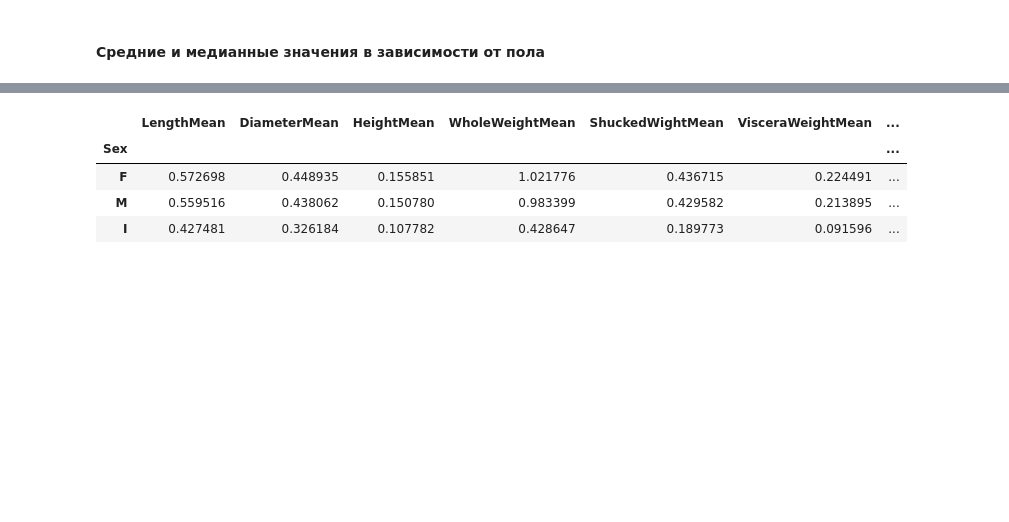
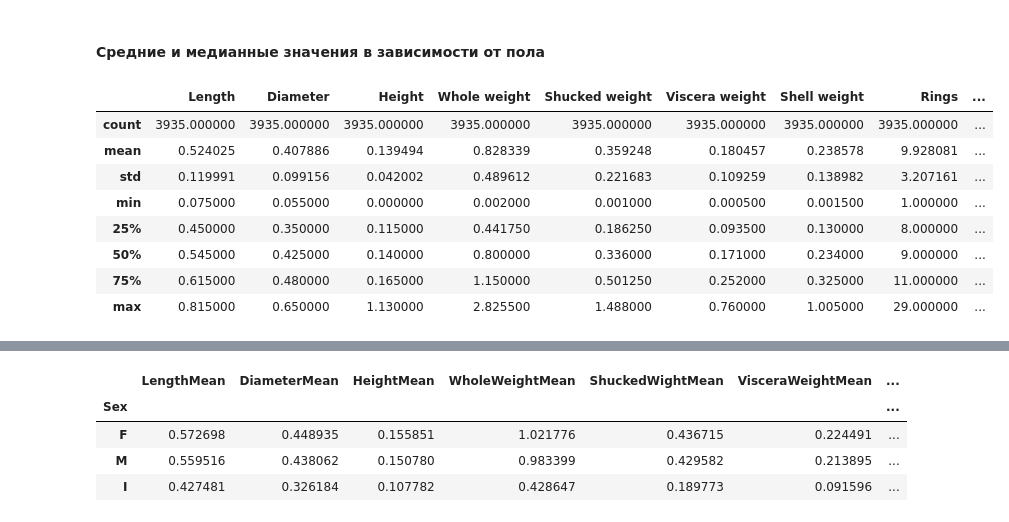
Before and after one commit to zinkin-s/eda_and_dev_tools, a Jupyter notebook: eda.ipynb, the cells around one changed output, grey strips where cells are left out. Saved outputs shown, nothing was run; the diff lists cells and outputs as text; code cells hidden in the pictures; blank space fills up the shorter version.

```diff
--- a/eda.ipynb
+++ b/eda.ipynb
@@ -215,3 +193,15 @@ plt.show()
 Распределение целевого параметра - унимодальное с утяжеленным хвостом справа
 # %% [markdown]
 #### Средние и медианные значения в зависимости от пола
+# %%
+df_clean.describe()
+# %% [output]
+|  | Length | Diameter | Height | Whole weight | Shucked weight | Viscera weight | Shell weight | Rings | ... |
+| count | 3935.000000 | 3935.000000 | 3935.000000 | 3935.000000 | 3935.000000 | 3935.000000 | 3935.000000 | 3935.000000 | ... |
+| mean | 0.524025 | 0.407886 | 0.139494 | 0.828339 | 0.359248 | 0.180457 | 0.238578 | 9.928081 | ... |
+| std | 0.119991 | 0.099156 | 0.042002 | 0.489612 | 0.221683 | 0.109259 | 0.138982 | 3.207161 | ... |
+| min | 0.075000 | 0.055000 | 0.000000 | 0.002000 | 0.001000 | 0.000500 | 0.001500 | 1.000000 | ... |
+| 25% | 0.450000 | 0.350000 | 0.115000 | 0.441750 | 0.186250 | 0.093500 | 0.130000 | 8.000000 | ... |
+| 50% | 0.545000 | 0.425000 | 0.140000 | 0.800000 | 0.336000 | 0.171000 | 0.234000 | 9.000000 | ... |
+| 75% | 0.615000 | 0.480000 | 0.165000 | 1.150000 | 0.501250 | 0.252000 | 0.325000 | 11.000000 | ... |
+| max | 0.815000 | 0.650000 | 1.130000 | 2.825500 | 1.488000 | 0.760000 | 1.005000 | 29.000000 | ... |
```
Also changed, not shown: parts of 4 cells of this notebook.
